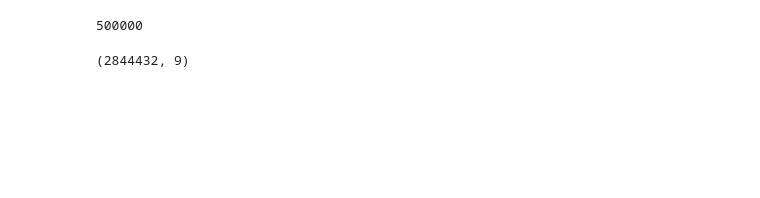
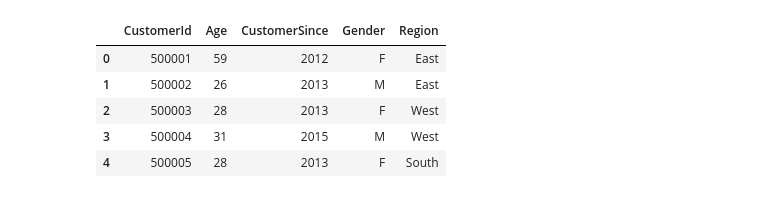
Before and after one commit to MounicaAleti/Customer_Purchasing_Patterns, a Jupyter notebook: Untitled.ipynb, the cells around one changed output. Saved outputs shown, nothing was run; the diff lists cells and outputs as text; code cells hidden in the pictures; blank space fills up the shorter version.

```diff
--- a/Untitled.ipynb
+++ b/Untitled.ipynb
@@ -58,4 +0,0 @@ result.shape
-# %%
-Customer_Visit['CustomerID'].nunique()
-# %% [output]
-500000
@@ -64,4 +0,0 @@ Customers = pd.merge(result, Customer_Tras, on ='CustomerID' )
-# %%
-Customers.shape
-# %% [output]
-(2844432, 9)
@@ -67,0 +3,11 @@ Customers.shape
+# %%
+ca = pd.read_csv("customer_data_2014-15_attr.csv")
+# %%
+ca.head()
+# %% [output]
+|  | CustomerId | Age | CustomerSince | Gender | Region |
+| 0 | 500001 | 59 | 2012 | F | East |
+| 1 | 500002 | 26 | 2013 | M | East |
+| 2 | 500003 | 28 | 2013 | F | West |
+| 3 | 500004 | 31 | 2015 | M | West |
+| 4 | 500005 | 28 | 2013 | F | South |
```
Also changed, not shown: parts of 43 cells of this notebook.
